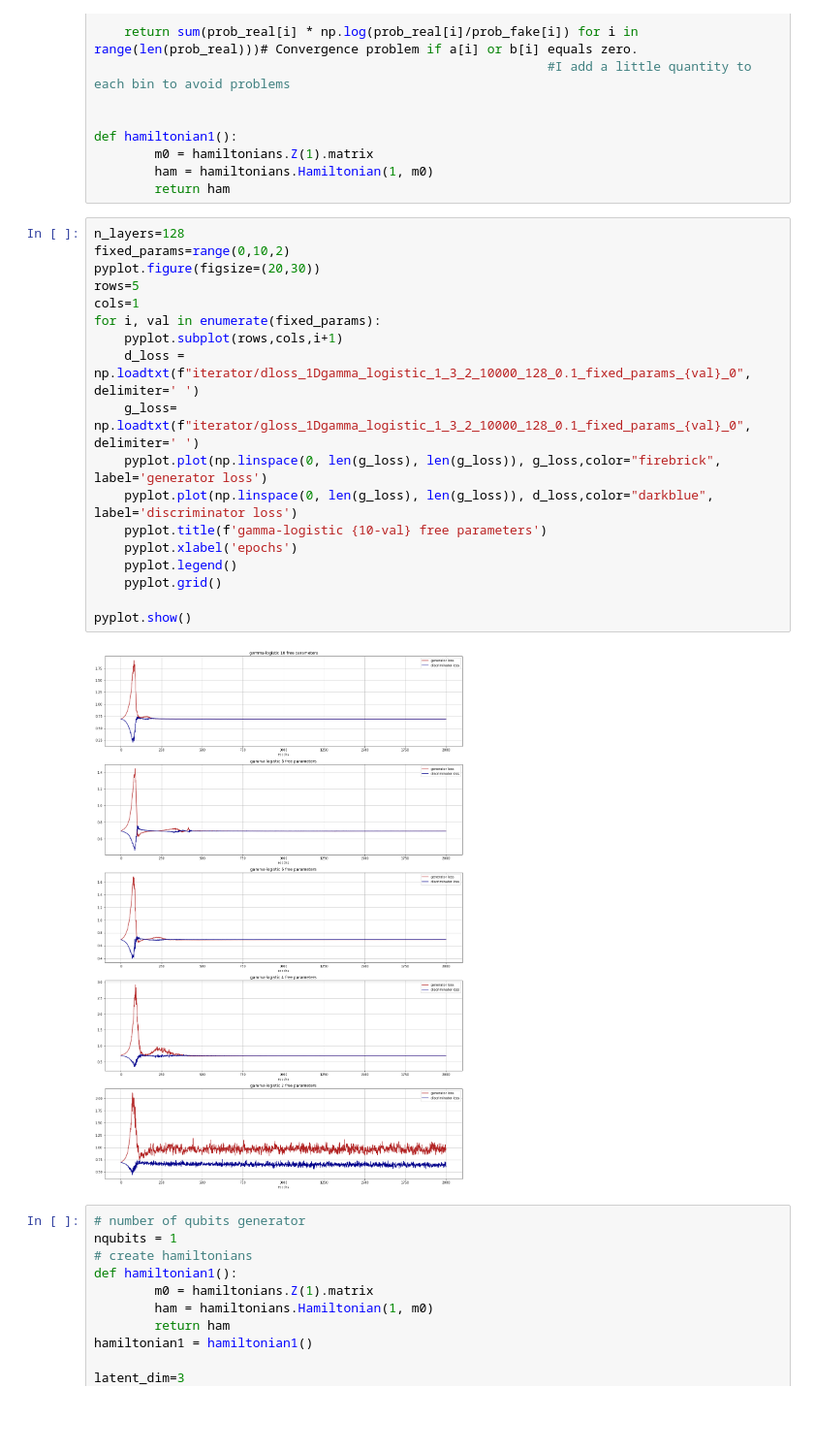
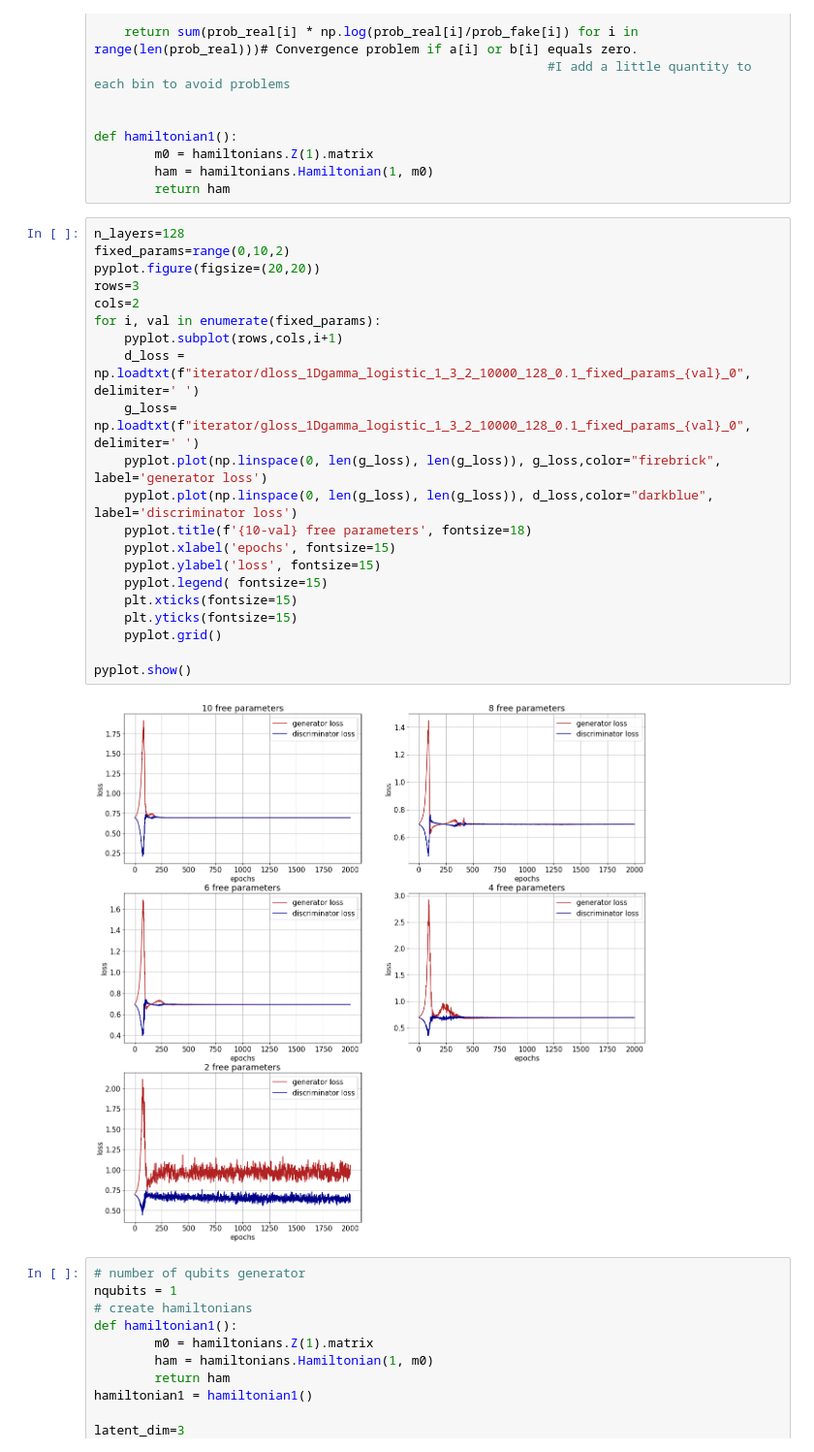
Before and after one commit to Edoardo-Pedicillo/Tesi_magistrale, a Jupyter notebook: gamma_logistic/gamma_logistic_layermodofied.ipynb, the cells around one changed output. Shown: that part at 97% size. Drawn from its saved outputs; the diff is of its cells as text; blank space fills up the shorter version.

```diff
--- a/gamma_logistic/gamma_logistic_layermodofied.ipynb
+++ b/gamma_logistic/gamma_logistic_layermodofied.ipynb
@@ -47,23 +47,26 @@ def hamiltonian1():
 # %%
 n_layers=128
 fixed_params=range(0,10,2)
-pyplot.figure(figsize=(20,30))
-rows=5
-cols=1
+pyplot.figure(figsize=(20,20))
+rows=3
+cols=2
 for i, val in enumerate(fixed_params):
     pyplot.subplot(rows,cols,i+1)
     d_loss = np.loadtxt(f"iterator/dloss_1Dgamma_logistic_1_3_2_10000_128_0.1_fixed_params_{val}_0", delimiter=' ')
     g_loss= np.loadtxt(f"iterator/gloss_1Dgamma_logistic_1_3_2_10000_128_0.1_fixed_params_{val}_0", delimiter=' ')
     pyplot.plot(np.linspace(0, len(g_loss), len(g_loss)), g_loss,color="firebrick", label='generator loss')
     pyplot.plot(np.linspace(0, len(g_loss), len(g_loss)), d_loss,color="darkblue", label='discriminator loss')
-    pyplot.title(f'gamma-logistic {10-val} free parameters')
-    pyplot.xlabel('epochs')
-    pyplot.legend()
+    pyplot.title(f'{10-val} free parameters', fontsize=18)
+    pyplot.xlabel('epochs', fontsize=15)
+    pyplot.ylabel('loss', fontsize=15)
+    pyplot.legend( fontsize=15)
+    plt.xticks(fontsize=15)
+    plt.yticks(fontsize=15)
     pyplot.grid()
 
 pyplot.show()
 # %% [output]
-[figure, old version]
+[figure, new version]
 # %%
 # number of qubits generator
 nqubits = 1
```
Also changed, not shown: parts of 1 cell of this notebook, 5 other files.
